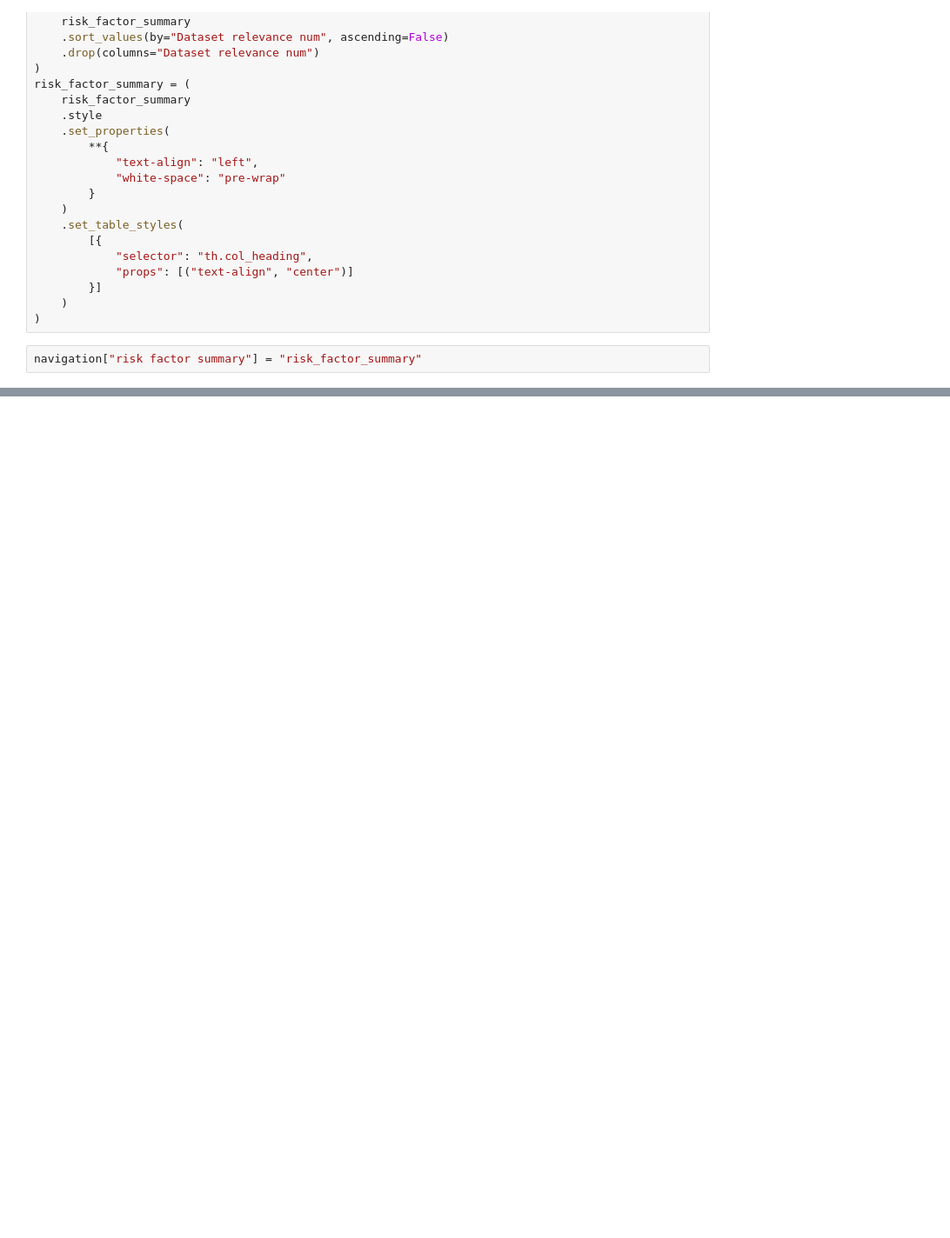
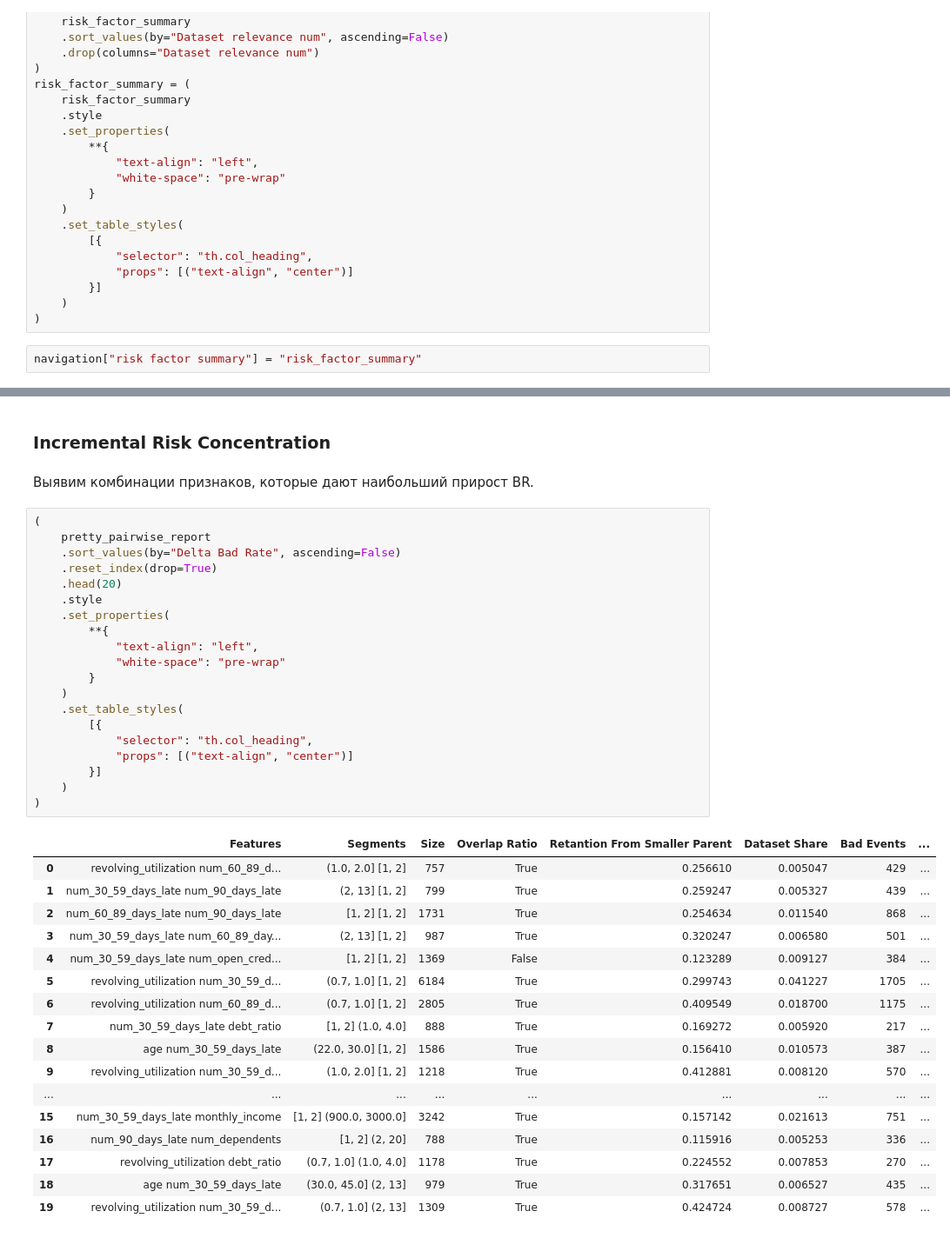
Before and after one commit to drema3-4/Credit-Risk-Analytics-and-Scoring, a Jupyter notebook: src/notebooks/02_risk_analysis.ipynb, the cells around one changed output, grey strips where cells are left out. Shown at 87% size. Cells and saved outputs as stored; diff of their text form; blank space fills up the shorter version.

```diff
--- a/src/notebooks/02_risk_analysis.ipynb
+++ b/src/notebooks/02_risk_analysis.ipynb
@@ -2029,0 +2512,42 @@ risk_factor_summary
+# %% [markdown]
+### Incremental Risk Concentration
+# %% [markdown]
+Выявим комбинации признаков, которые дают наибольший прирост BR.
+# %%
+(
+    pretty_pairwise_report
+    .sort_values(by="Delta Bad Rate", ascending=False)
+    .reset_index(drop=True)
+    .head(20)
+    .style
+    .set_properties(
+        **{
+            "text-align": "left",
+            "white-space": "pre-wrap"
+        }
+    )
+    .set_table_styles(
+        [{
+            "selector": "th.col_heading",
+            "props": [("text-align", "center")]
+        }]
+    )
+)
+# %% [output]
+|  | Features | Segments | Size | Overlap Ratio | Retantion From Smaller Parent | Dataset Share | Bad Events | ... |
+| 0 | revolving_utilization num_60_89_d... | (1.0, 2.0] [1, 2] | 757 | True | 0.256610 | 0.005047 | 429 | ... |
+| 1 | num_30_59_days_late num_90_days_late | (2, 13] [1, 2] | 799 | True | 0.259247 | 0.005327 | 439 | ... |
+| 2 | num_60_89_days_late num_90_days_late | [1, 2] [1, 2] | 1731 | True | 0.254634 | 0.011540 | 868 | ... |
+| 3 | num_30_59_days_late num_60_89_day... | (2, 13] [1, 2] | 987 | True | 0.320247 | 0.006580 | 501 | ... |
+| 4 | num_30_59_days_late num_open_cred... | [1, 2] [1, 2] | 1369 | False | 0.123289 | 0.009127 | 384 | ... |
+| 5 | revolving_utilization num_30_59_d... | (0.7, 1.0] [1, 2] | 6184 | True | 0.299743 | 0.041227 | 1705 | ... |
+| 6 | revolving_utilization num_60_89_d... | (0.7, 1.0] [1, 2] | 2805 | True | 0.409549 | 0.018700 | 1175 | ... |
+| 7 | num_30_59_days_late debt_ratio | [1, 2] (1.0, 4.0] | 888 | True | 0.169272 | 0.005920 | 217 | ... |
+| 8 | age num_30_59_days_late | (22.0, 30.0] [1, 2] | 1586 | True | 0.156410 | 0.010573 | 387 | ... |
+| 9 | revolving_utilization num_30_59_d... | (1.0, 2.0] [1, 2] | 1218 | True | 0.412881 | 0.008120 | 570 | ... |
+| ... | ... | ... | ... | ... | ... | ... | ... | ... |
+| 15 | num_30_59_days_late monthly_income | [1, 2] (900.0, 3000.0] | 3242 | True | 0.157142 | 0.021613 | 751 | ... |
+| 16 | num_90_days_late num_dependents | [1, 2] (2, 20] | 788 | True | 0.115916 | 0.005253 | 336 | ... |
+| 17 | revolving_utilization debt_ratio | (0.7, 1.0] (1.0, 4.0] | 1178 | True | 0.224552 | 0.007853 | 270 | ... |
+| 18 | age num_30_59_days_late | (30.0, 45.0] (2, 13] | 979 | True | 0.317651 | 0.006527 | 435 | ... |
+| 19 | revolving_utilization num_30_59_d... | (0.7, 1.0] (2, 13] | 1309 | True | 0.424724 | 0.008727 | 578 | ... |
```
Also changed, not shown: parts of 44 cells of this notebook.
